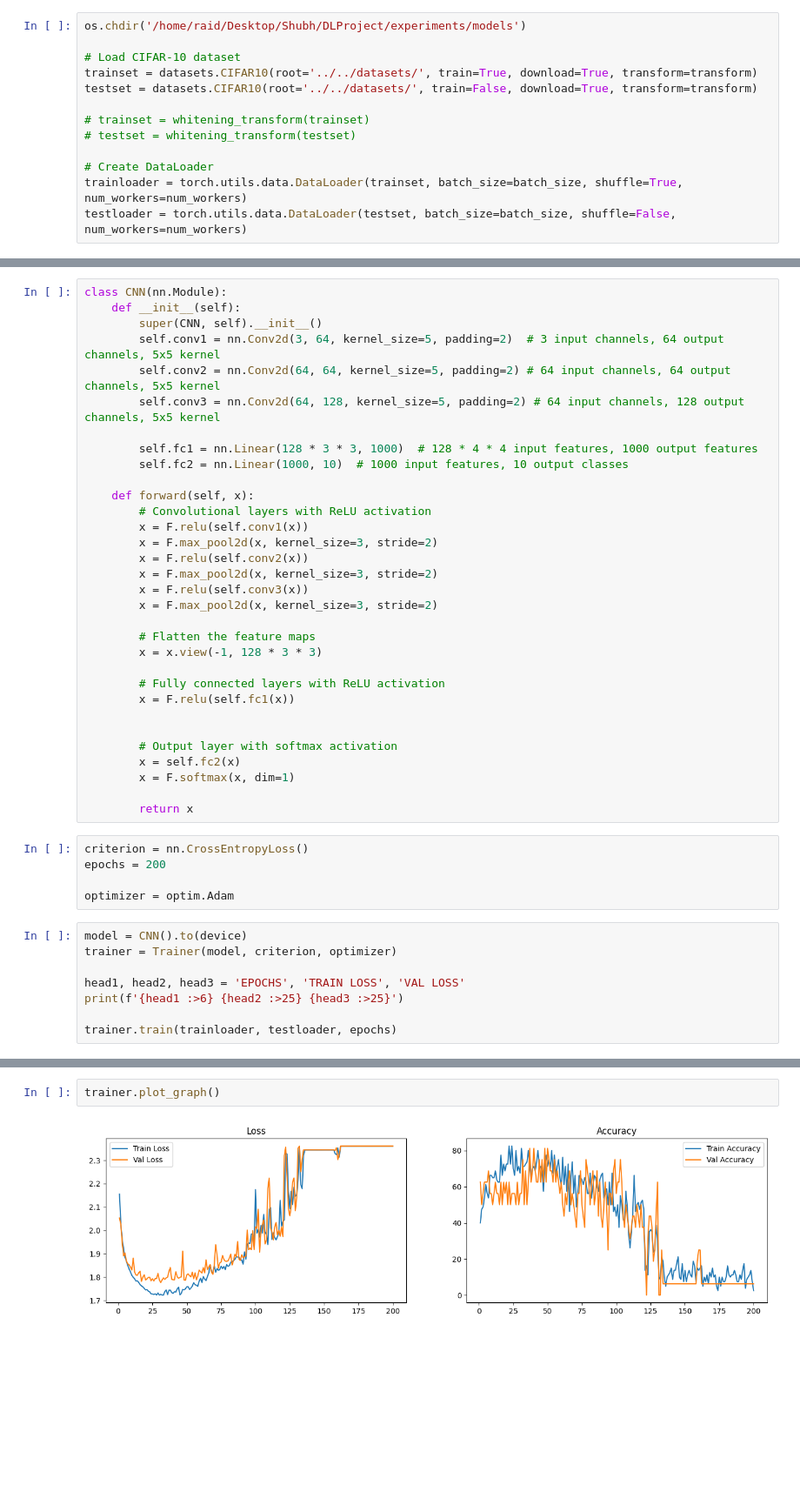
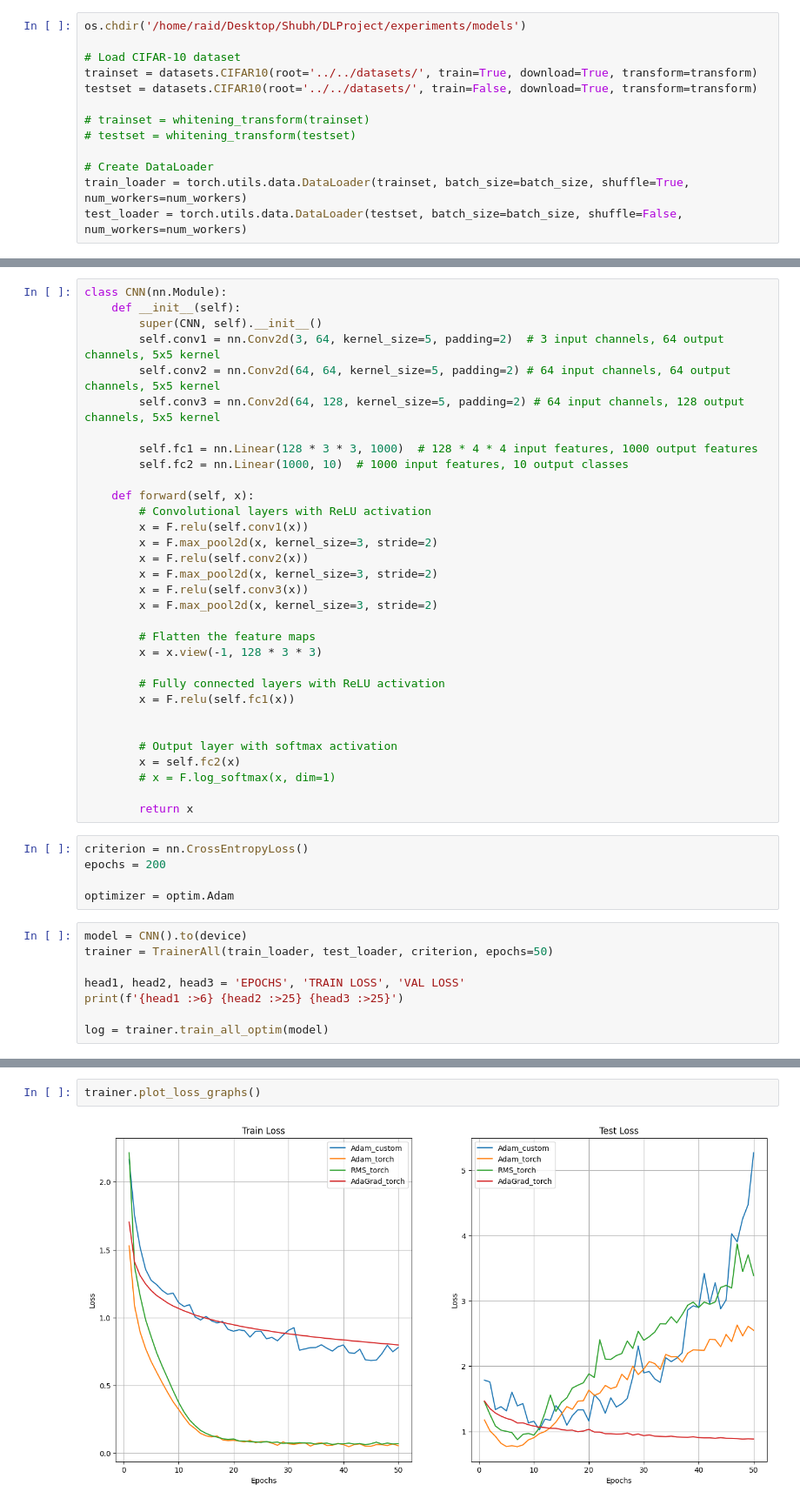
Before and after one commit to Shubh-Goyal-07/DLProject, a Jupyter notebook: experiments/models/cifar10_adam_cnn.ipynb, the cells around one changed output, grey strips where cells are left out. Shown at 87% size. Cells and saved outputs as stored; diff of their text form; blank space fills up the shorter version.

```diff
--- a/experiments/models/cifar10_adam_cnn.ipynb
+++ b/experiments/models/cifar10_adam_cnn.ipynb
@@ -52,8 +55,8 @@ testset = datasets.CIFAR10(root='../../datasets/', train=False, download=True, t
 # testset = whitening_transform(testset)
 
 # Create DataLoader
-trainloader = torch.utils.data.DataLoader(trainset, batch_size=batch_size, shuffle=True, num_workers=num_workers)
-testloader = torch.utils.data.DataLoader(testset, batch_size=batch_size, shuffle=False, num_workers=num_workers)
+train_loader = torch.utils.data.DataLoader(trainset, batch_size=batch_size, shuffle=True, num_workers=num_workers)
+test_loader = torch.utils.data.DataLoader(testset, batch_size=batch_size, shuffle=False, num_workers=num_workers)
 # %% [output]
 Files already downloaded and verified
 Files already downloaded and verified
@@ -86,7 +89,7 @@ class CNN(nn.Module):
 
         # Output layer with softmax activation
         x = self.fc2(x)
-        x = F.softmax(x, dim=1)
+        # x = F.log_softmax(x, dim=1)
 
         return x
 # %%
@@ -96,11 +99,11 @@ epochs = 200
 optimizer = optim.Adam
 # %%
 model = CNN().to(device)
-trainer = Trainer(model, criterion, optimizer)
+trainer = TrainerAll(train_loader, test_loader, criterion, epochs=50)
 
 head1, head2, head3 = 'EPOCHS', 'TRAIN LOSS', 'VAL LOSS'
 print(f'{head1 :>6} {head2 :>25} {head3 :>25}')
 
-trainer.train(trainloader, testloader, epochs)
+log = trainer.train_all_optim(model)
 # %% [output]
 EPOCHS                TRAIN LOSS                  VAL LOSS
@@ -123,4 +126,4 @@ EPOCHS                TRAIN LOSS                  VAL LOSS
 # %%
-trainer.plot_graph()
+trainer.plot_loss_graphs()
 # %% [output]
-[figure, old version]
+[figure, new version]
```
Also changed, not shown: parts of 6 cells of this notebook, 10 other files.
